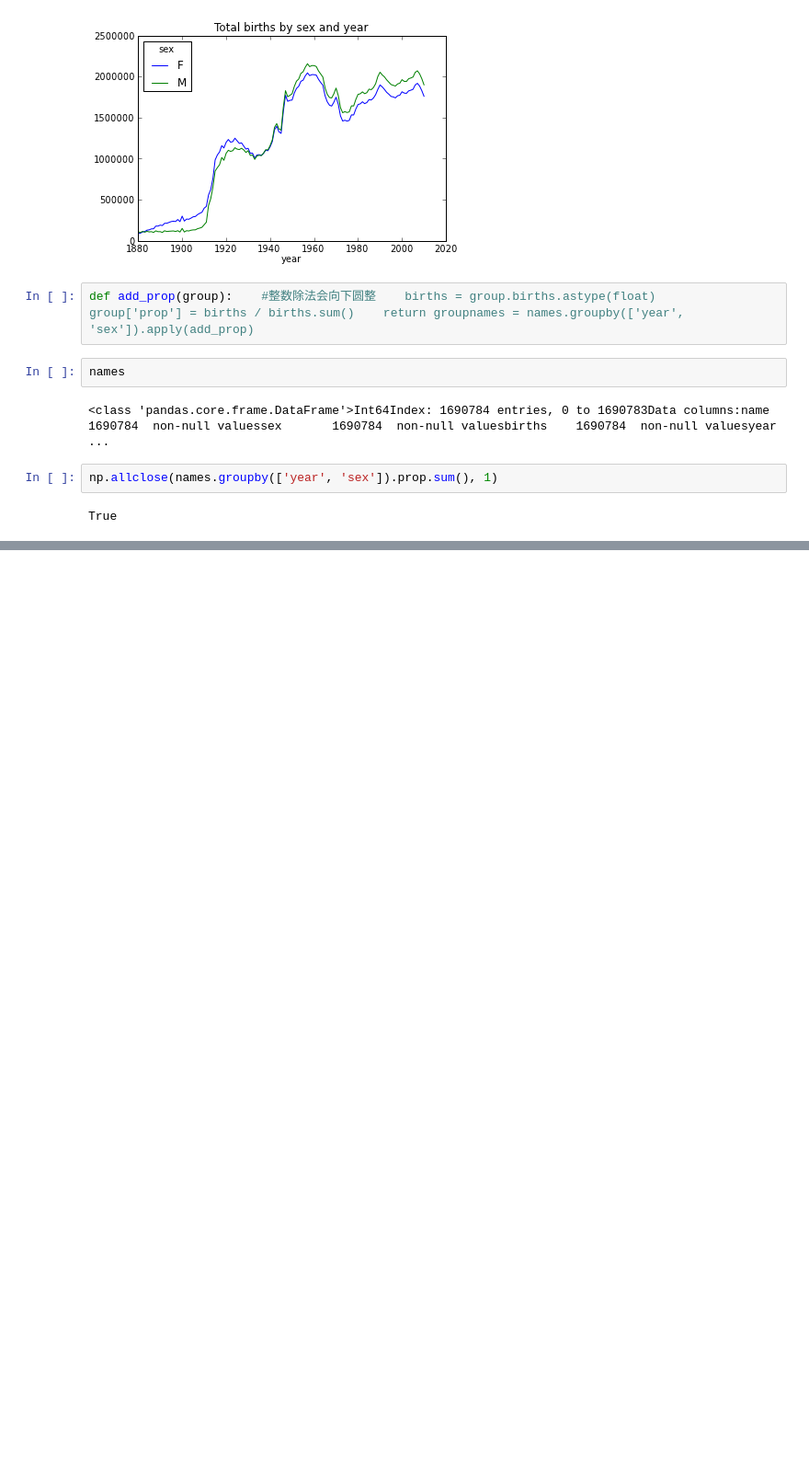
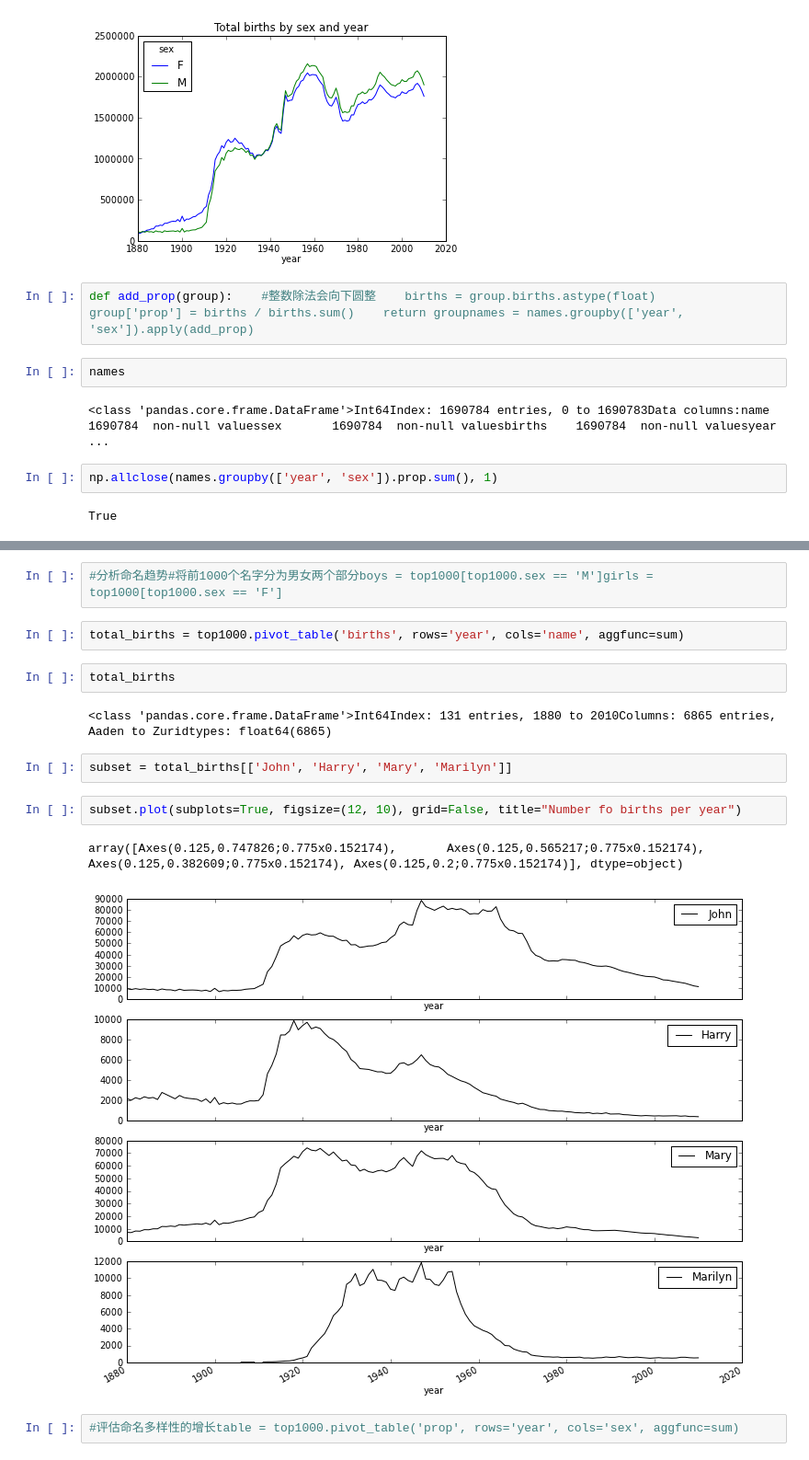
Before and after one commit to infoplat/pydata-notebook, a Jupyter notebook: names.ipynb, the cells around one changed output, grey strips where cells are left out. Shown: that part at 92% size. Saved outputs shown, nothing was run; the diff lists cells and outputs as text; blank space fills up the shorter version.

Commit message:
names

```diff
--- a/names.ipynb
+++ b/names.ipynb
@@ -49,0 +73,17 @@ True
+# %%
+#分析命名趋势#将前1000个名字分为男女两个部分boys = top1000[top1000.sex == 'M']girls = top1000[top1000.sex == 'F']
+# %%
+total_births = top1000.pivot_table('births', rows='year', cols='name', aggfunc=sum)
+# %%
+total_births
+# %% [output]
+<class 'pandas.core.frame.DataFrame'>Int64Index: 131 entries, 1880 to 2010Columns: 6865 entries, Aaden to Zuridtypes: float64(6865)
+# %%
+subset = total_births[['John', 'Harry', 'Mary', 'Marilyn']]
+# %%
+subset.plot(subplots=True, figsize=(12, 10), grid=False, title="Number fo births per year")
+# %% [output]
+array([Axes(0.125,0.747826;0.775x0.152174),       Axes(0.125,0.565217;0.775x0.152174),       Axes(0.125,0.382609;0.775x0.152174), Axes(0.125,0.2;0.775x0.152174)], dtype=object)
+[figure, added]
+# %%
+#评估命名多样性的增长table = top1000.pivot_table('prop', rows='year', cols='sex', aggfunc=sum)
```
Also changed, not shown: parts of 8 cells of this notebook, 2 other files.
